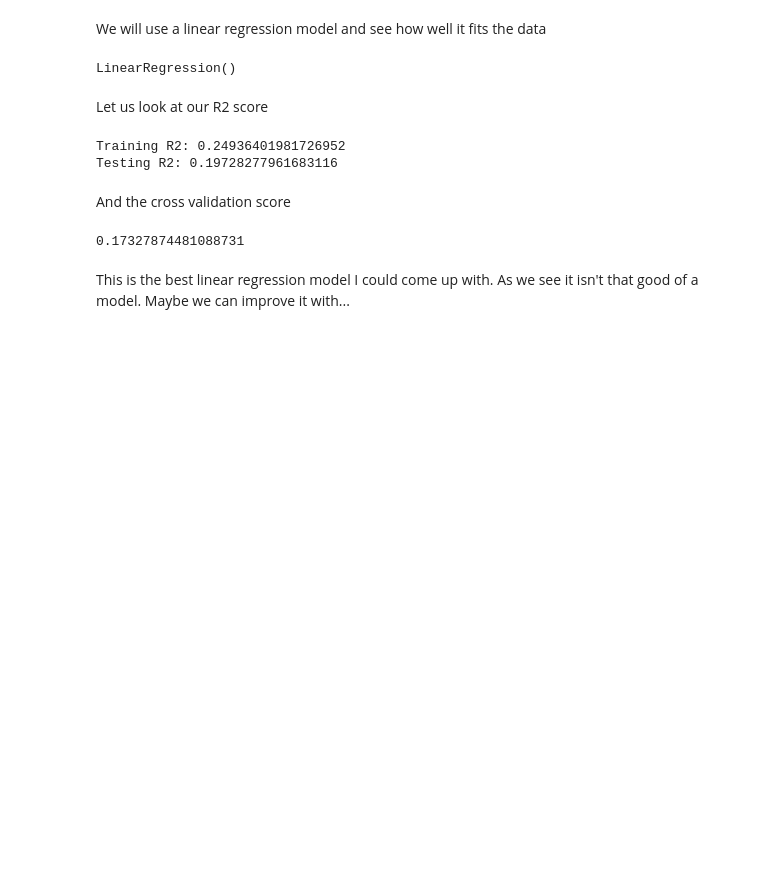
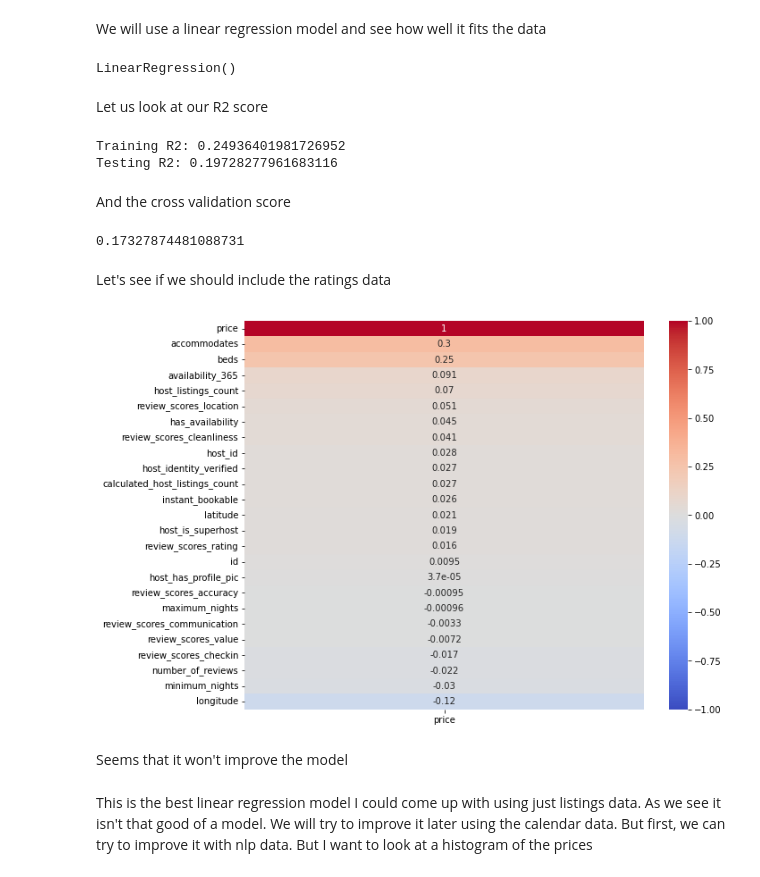
Before and after one commit to matthew-edelmann/capstone_, a Jupyter notebook: new_york_airbnb.ipynb, the cells around one changed output. Saved outputs shown, nothing was run; the diff lists cells and outputs as text; code cells hidden in the pictures; blank space fills up the shorter version.

```diff
--- a/new_york_airbnb.ipynb
+++ b/new_york_airbnb.ipynb
@@ -748,5 +762,29 @@ And the cross validation score
 cross_val_score(lr, X_train, y_train, cv = 5).mean()
 # %% [output]
 0.17327874481088731
+# %% [markdown]
+Let's see if we should include the ratings data
+# %%
+listings_adj = listings.copy()
+listings_adj['review_scores_rating'] = listings_adj['review_scores_rating'].map(lambda x: np.nan if x == 'unknown' else x)
+listings_adj['review_scores_accuracy'] = listings_adj['review_scores_accuracy'].map(lambda x: np.nan if x == 'unknown' else x)
+listings_adj['review_scores_cleanliness'] = listings_adj['review_scores_cleanliness'].map(lambda x: np.nan if x == 'unknown' else x)
+listings_adj['review_scores_checkin'] = listings_adj['review_scores_checkin'].map(lambda x: np.nan if x == 'unknown' else x)
+listings_adj['review_scores_communication'] = listings_adj['review_scores_communication'].map(lambda x: np.nan if x == 'unknown' else x)
+listings_adj['review_scores_location'] = listings_adj['review_scores_location'].map(lambda x: np.nan if x == 'unknown' else x)
+listings_adj['review_scores_value'] = listings_adj['review_scores_value'].map(lambda x: np.nan if x == 'unknown' else x)
+listings_adj = listings_adj.dropna()
+# %%
+#look at the heat map
+plt.figure(figsize=(10,8))
+sns.heatmap(listings_adj.corr()[['price']].sort_values(by='price',ascending=False),
+            annot = True,
+            vmin = -1,
+            vmax = 1,
+            cmap = 'coolwarm');
+# %% [output]
+[figure, added]
+# %% [markdown]
+Seems that it won't improve the model
 # %% [markdown]
-This is the best linear regression model I could come up with. As we see it isn't that good of a model. Maybe we can improve it with...
+This is the best linear regression model I could come up with using just listings data. As we see it isn't that good of a model. We will try to improve it later using the calendar data. But first, we can try to improve it with nlp data. But I want to look at a histogram of the prices
```
Also changed, not shown: parts of 72 cells of this notebook.
